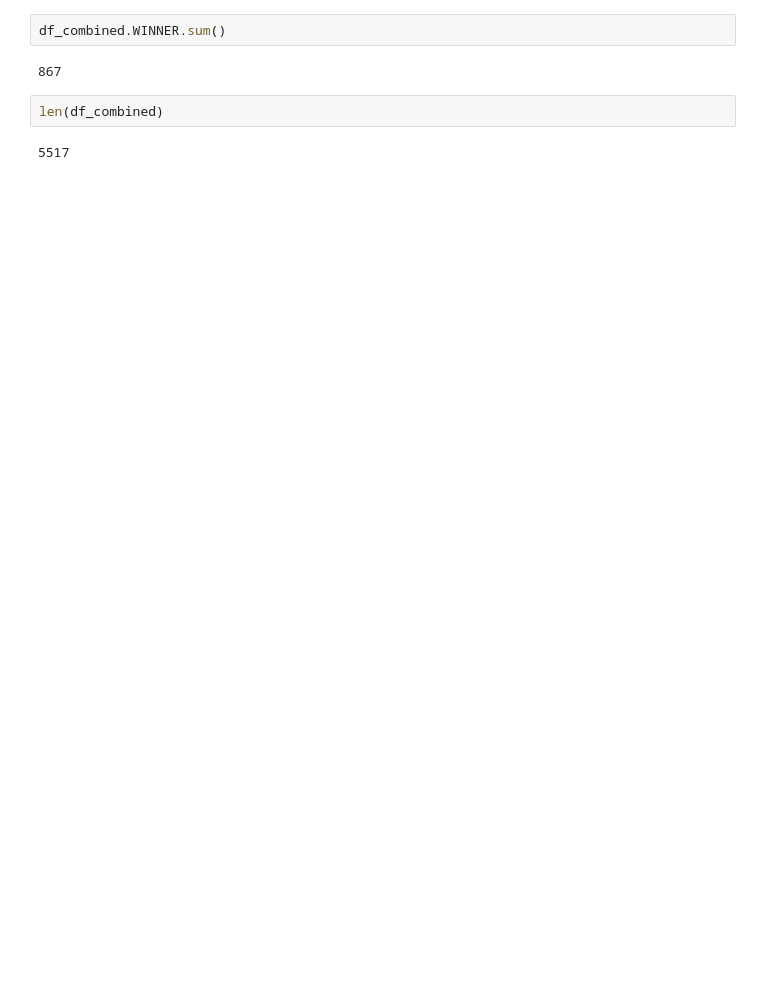
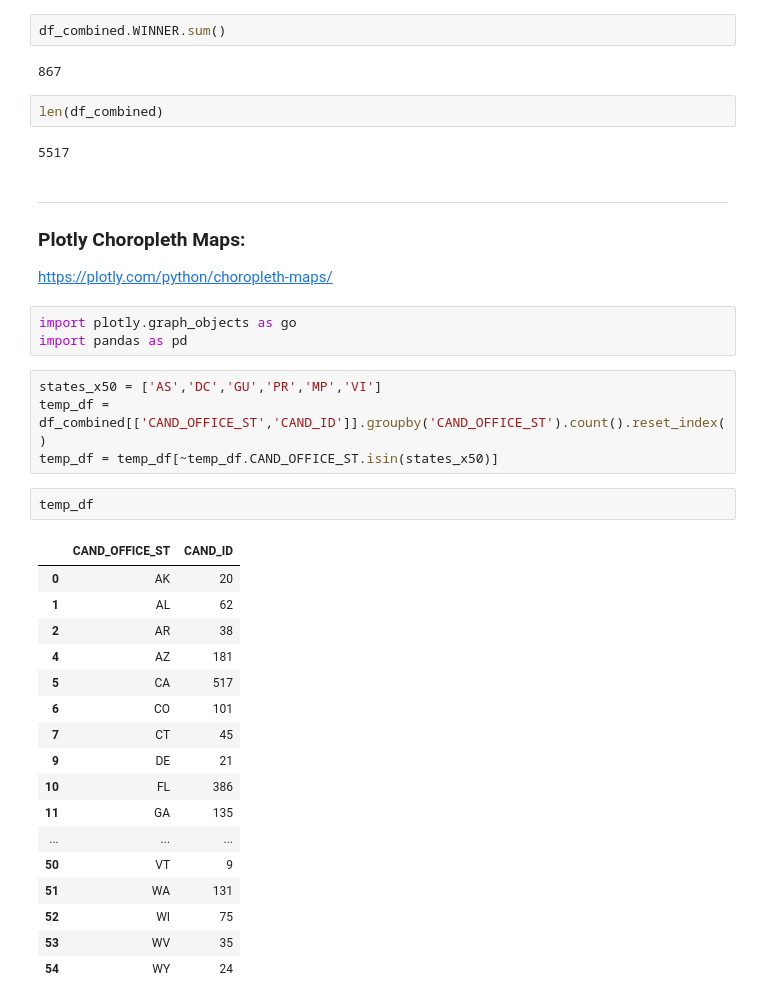
Before and after one commit to agilityvision/DS-5559-project, a Jupyter notebook: Identify_Candidates.ipynb, the cells around one changed output. Cells and saved outputs as stored; diff of their text form; blank space fills up the shorter version.

```diff
--- a/Identify_Candidates.ipynb
+++ b/Identify_Candidates.ipynb
@@ -158,3 +158,34 @@ df_combined.WINNER.sum()
 len(df_combined)
 # %% [output]
 5517
+# %% [markdown]
+---
+### Plotly Choropleth Maps:
+https://plotly.com/python/choropleth-maps/
+# %%
+import plotly.graph_objects as go
+import pandas as pd
+# %%
+states_x50 = ['AS','DC','GU','PR','MP','VI']
+temp_df = df_combined[['CAND_OFFICE_ST','CAND_ID']].groupby('CAND_OFFICE_ST').count().reset_index()
+temp_df = temp_df[~temp_df.CAND_OFFICE_ST.isin(states_x50)]
+# %%
+temp_df
+# %% [output]
+|  | CAND_OFFICE_ST | CAND_ID |
+| 0 | AK | 20 |
+| 1 | AL | 62 |
+| 2 | AR | 38 |
+| 4 | AZ | 181 |
+| 5 | CA | 517 |
+| 6 | CO | 101 |
+| 7 | CT | 45 |
+| 9 | DE | 21 |
+| 10 | FL | 386 |
+| 11 | GA | 135 |
+| ... | ... | ... |
+| 50 | VT | 9 |
+| 51 | WA | 131 |
+| 52 | WI | 75 |
+| 53 | WV | 35 |
+| 54 | WY | 24 |
```
Also changed, not shown: parts of 1 cell of this notebook.
